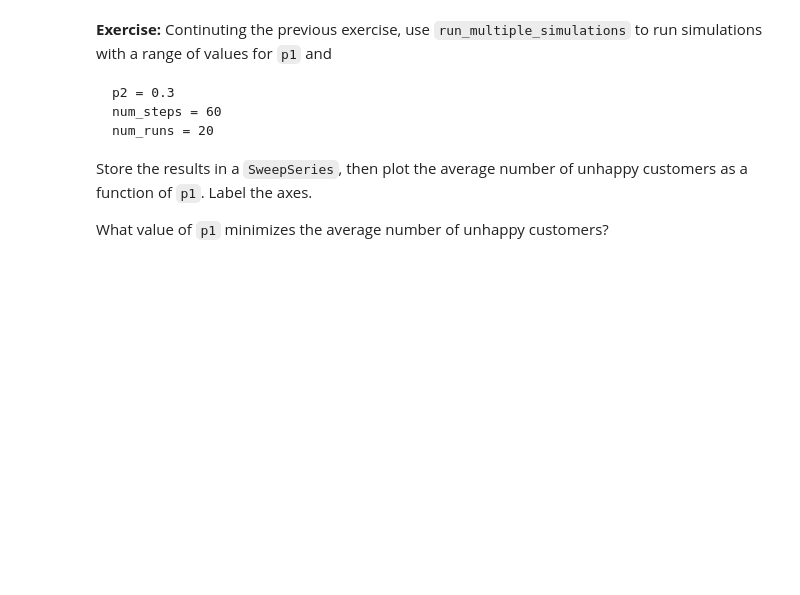
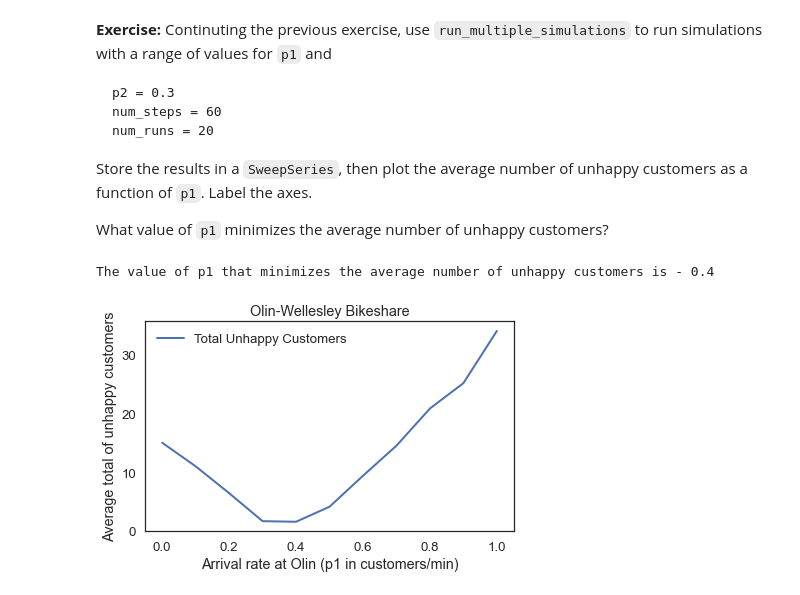
Before and after one commit to stephen-haslett/data604, a Jupyter notebook: SHaslettHomeworkTwo/SHaslettHW2-Exercises-chap04.ipynb, the cells around one changed output. Saved outputs shown, nothing was run; the diff lists cells and outputs as text; code cells hidden in the pictures; blank space fills up the shorter version.

Commit message:
Completing chapter 4 exercises

```diff
--- a/SHaslettHomeworkTwo/SHaslettHW2-Exercises-chap04.ipynb
+++ b/SHaslettHomeworkTwo/SHaslettHW2-Exercises-chap04.ipynb
@@ -364,0 +361,17 @@ Display the resulting `TimeSeries` and use the `mean` function provided by the `
+# %%
+# Write a function called run_multiple_simulations that takes as parameters p1, p2, num_steps, and num_runs.
+def run_multiple_simulations(p1, p2, num_steps, num_runs):
+    series = TimeSeries()
+
+    for i in range(num_runs):
+        state = run_simulation(p1, p2, num_steps)
+        series[i] = state.olin_empty + state.wellesley_empty
+
+    return series
+
+# Display the resulting TimeSeries.
+p1 = 0.3
+p2 = 0.3
+num_steps = 60
+num_runs = 10
+results = run_multiple_simulations(p1, p2, num_steps, num_runs)
@@ -380,0 +408,24 @@ What value of `p1` minimizes the average number of unhappy customers?
+# %%
+# Continuting the previous exercise, use run_multiple_simulations to run simulations with a range of values.
+p1_array = linspace(0, 1, 11)
+p2 = 0.3
+num_steps = 60
+num_runs = 20
+
+sweep = SweepSeries()
+for p1 in p1_array:
+    results = run_multiple_simulations(p1, p2, num_steps, num_runs)
+    sweep[p1] = results.mean()
+# %%
+# Plot the average number of unhappy customers as a function of p1. Label the axes.
+# What value of p1 minimizes the average number of unhappy customers?
+plot(sweep, label = 'Total Unhappy Customers')
+
+decorate(title = 'Olin-Wellesley Bikeshare',
+         xlabel = 'Arrival rate at Olin (p1 in customers/min)',
+         ylabel = 'Average total of unhappy customers')
+
+print('The value of p1 that minimizes the average number of unhappy customers is -', 0.4)
+# %% [output]
+The value of p1 that minimizes the average number of unhappy customers is - 0.4
+[figure, added]
```
Also changed, not shown: parts of 13 cells of this notebook.
